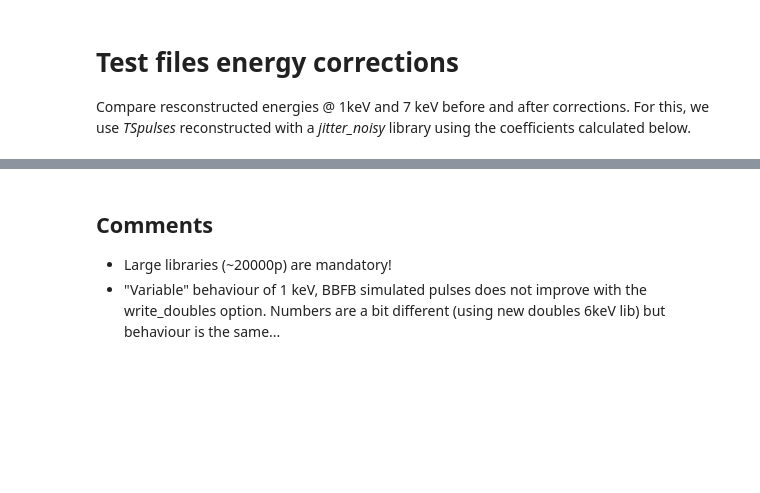
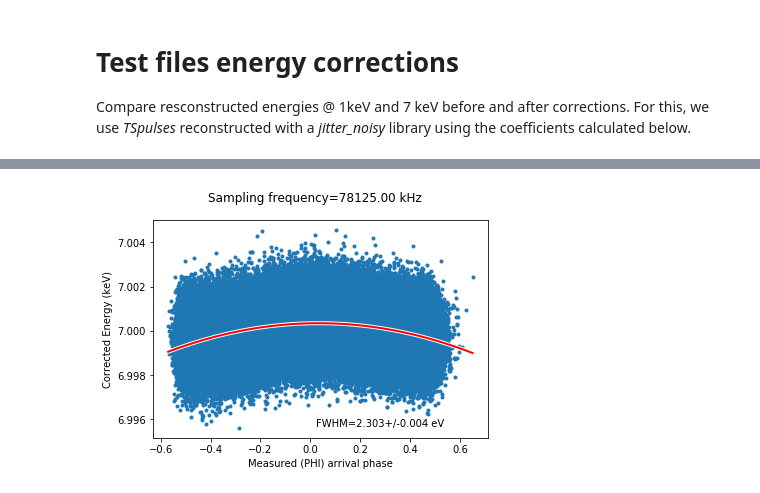
Before and after one commit to mtceballos/SIRENAcode, a Jupyter notebook: ERESOL/jitterStudyXifusim.ipynb, the cells around one changed output, grey strips where cells are left out. Saved outputs shown, nothing was run; the diff lists cells and outputs as text; code cells hidden in the pictures; blank space fills up the shorter version.

```diff
--- a/ERESOL/jitterStudyXifusim.ipynb
+++ b/ERESOL/jitterStudyXifusim.ipynb
@@ -706,5 +767,0 @@ Correcting energies for  2000 pulses with bbfb= bbfb and samprate= 78125.0
-# %% [markdown]
-## Comments
-
-* Large libraries (~20000p) are mandatory!
-* "Variable" behaviour of 1 keV, BBFB simulated pulses does not improve with the write_doubles option. Numbers are a bit different (using new doubles 6keV lib) but behaviour is the same...
@@ -731,0 +768,18 @@ plt.show()
+# %%
+# Plot alone 7 keV figure
+fig2 = plt.figure()
+suptitle = 'Sampling frequency={:0.2f} kHz'.format(samprate)
+fig2.suptitle(suptitle)
+ax2 = fig2.add_subplot("111")
+ax2.set_xlabel("Measured (PHI) arrival phase")
+ax2.set_ylabel("Corrected Energy (keV)")
+yl = np.min(corrE7) + 0.01 * (np.max(corrE7)-np.min(corrE7))
+ax2.annotate(fwhmCorrStr7, xy=(xl,yl))
+ax2.plot(arrPhase, corrE7, marker='o', linestyle='none', ms=3)
+ax2.plot(xs,fpol7(xs), linestyle='-', color='white', linewidth=4)
+ax2.plot(xs,fpol7(xs), linestyle='-', color='red', linewidth=2)
+fileplot2 = ("EreconBBFB" + smprtStr + "_FT" + str(Fitting35) + "_" + str(SFCpulses) + "p" + noiseForSFC + "_" +
+            str(TSpulses) + "p_7keV.png")
+fig2.savefig(fileplot2)
+# %% [output]
+[figure, added]
```
Also changed, not shown: parts of 18 cells of this notebook.
